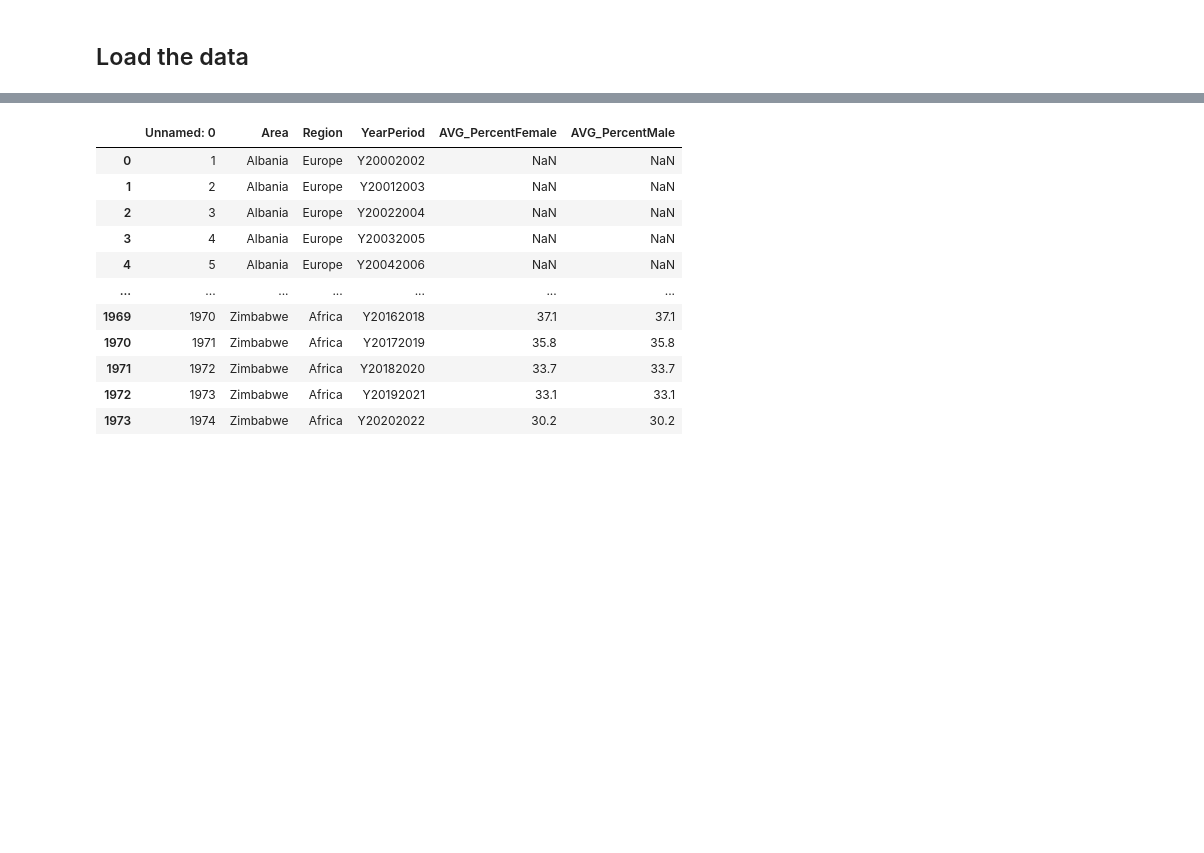
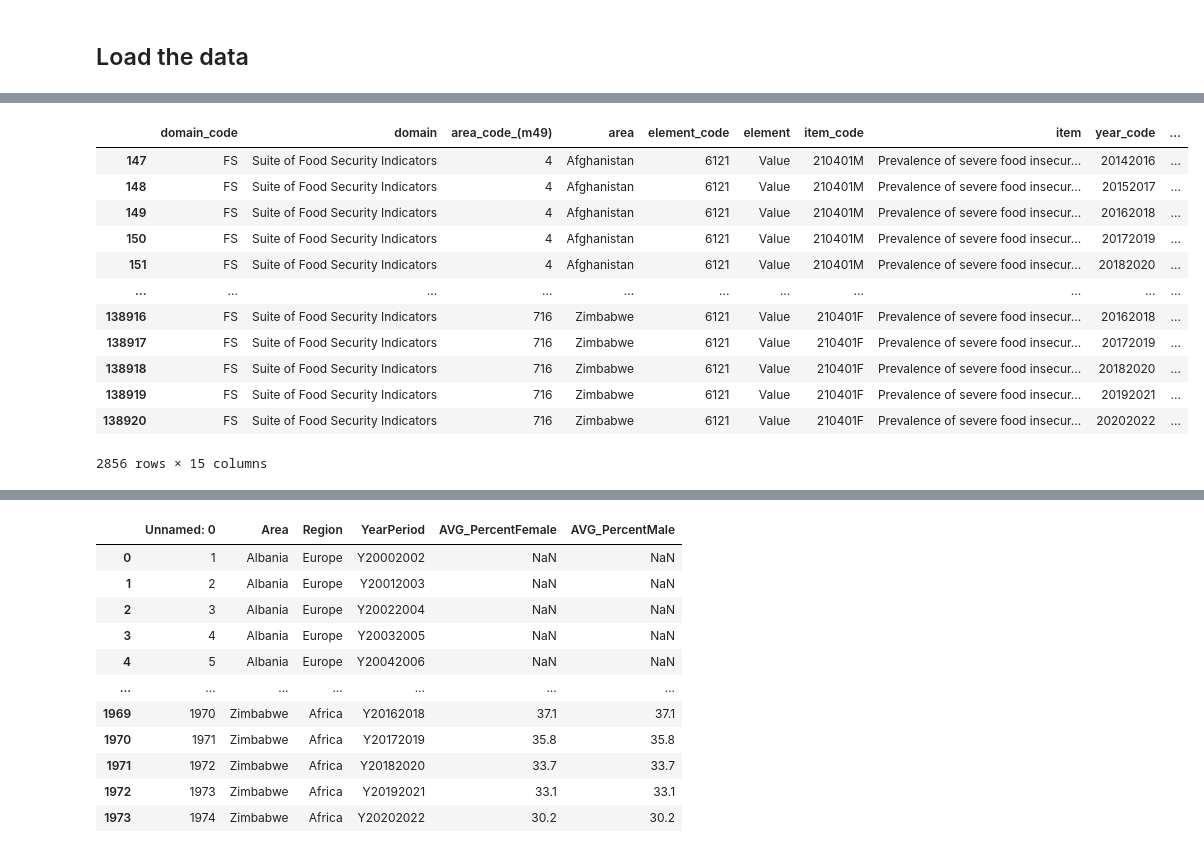
Before and after one commit to hannah-hana-kim/DSAN-5200-Project, a Jupyter notebook: 5200-website/hannah.ipynb, the cells around one changed output, grey strips where cells are left out. Saved outputs shown, nothing was run; the diff lists cells and outputs as text; code cells hidden in the pictures; blank space fills up the shorter version.

```diff
--- a/5200-website/hannah.ipynb
+++ b/5200-website/hannah.ipynb
@@ -16,0 +41,28 @@ import plotly.express as px
+# %%
+raw_df.columns = raw_df.columns.str.lower()
+raw_df.columns = raw_df.columns.str.replace(' ', '_')
+# %%
+# filter out the data by item code
+# prevalence of sever food insecurity in the total population
+df1 = raw_df[(raw_df['item_code'] == 210401) |
+             (raw_df['item_code'] == '210401M') |
+             (raw_df['item_code'] == '210401F')]
+
+# prevalence of moderate or severe food insecurity in the total population
+df2 = raw_df[(raw_df['item_code'] == 210091) |
+            (raw_df['item_code'] == '210091M') |
+            (raw_df['item_code'] == '210091F')]
+# %% [output]
+|  | domain_code | domain | area_code_(m49) | area | element_code | element | item_code | item | year_code | ... |
+| 147 | FS | Suite of Food Security Indicators | 4 | Afghanistan | 6121 | Value | 210401M | Prevalence of severe food insecur... | 20142016 | ... |
+| 148 | FS | Suite of Food Security Indicators | 4 | Afghanistan | 6121 | Value | 210401M | Prevalence of severe food insecur... | 20152017 | ... |
+| 149 | FS | Suite of Food Security Indicators | 4 | Afghanistan | 6121 | Value | 210401M | Prevalence of severe food insecur... | 20162018 | ... |
+| 150 | FS | Suite of Food Security Indicators | 4 | Afghanistan | 6121 | Value | 210401M | Prevalence of severe food insecur... | 20172019 | ... |
+| 151 | FS | Suite of Food Security Indicators | 4 | Afghanistan | 6121 | Value | 210401M | Prevalence of severe food insecur... | 20182020 | ... |
+| ... | ... | ... | ... | ... | ... | ... | ... | ... | ... | ... |
+| 138916 | FS | Suite of Food Security Indicators | 716 | Zimbabwe | 6121 | Value | 210401F | Prevalence of severe food insecur... | 20162018 | ... |
+| 138917 | FS | Suite of Food Security Indicators | 716 | Zimbabwe | 6121 | Value | 210401F | Prevalence of severe food insecur... | 20172019 | ... |
+| 138918 | FS | Suite of Food Security Indicators | 716 | Zimbabwe | 6121 | Value | 210401F | Prevalence of severe food insecur... | 20182020 | ... |
+| 138919 | FS | Suite of Food Security Indicators | 716 | Zimbabwe | 6121 | Value | 210401F | Prevalence of severe food insecur... | 20192021 | ... |
+| 138920 | FS | Suite of Food Security Indicators | 716 | Zimbabwe | 6121 | Value | 210401F | Prevalence of severe food insecur... | 20202022 | ... |
+2856 rows × 15 columns
```
Also changed, not shown: parts of 5 cells of this notebook.
